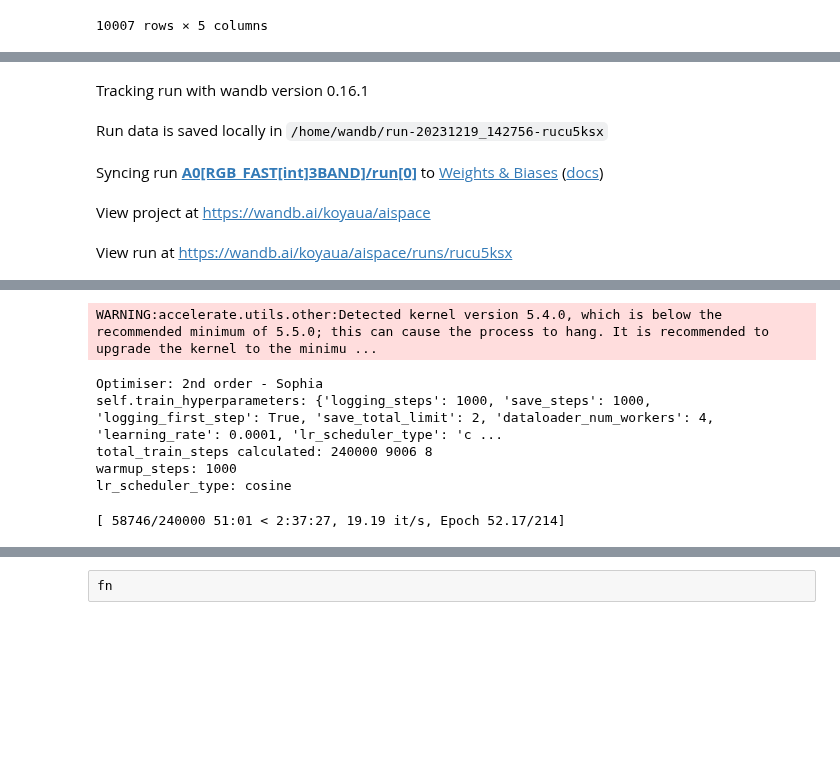
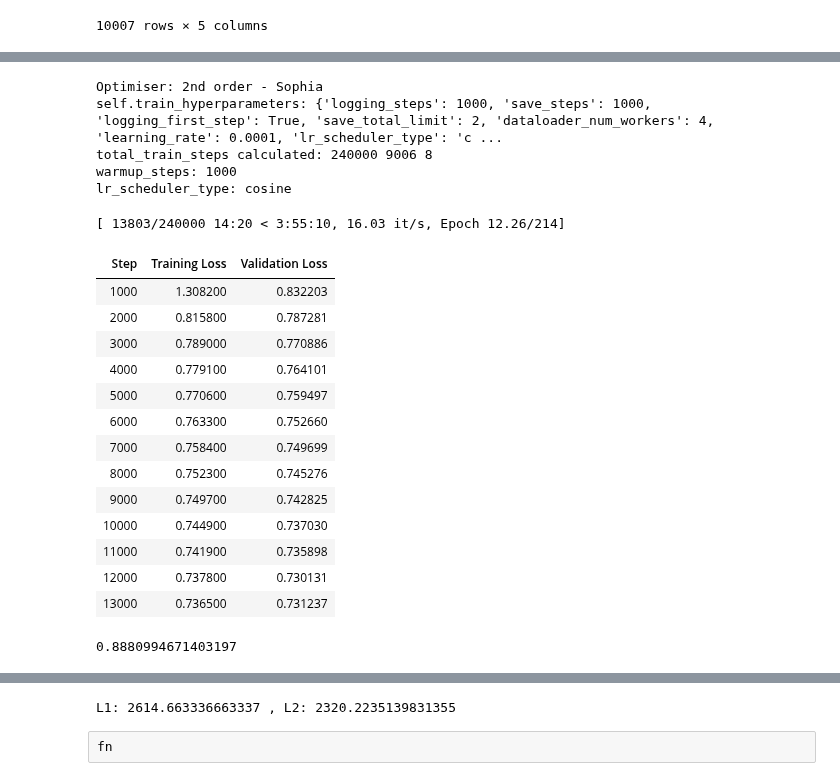
Before and after one commit to koyacolab/aispace, a Jupyter notebook: ai.ipynb, the cells around one changed output, grey strips where cells are left out. Saved outputs shown, nothing was run; the diff lists cells and outputs as text; code cells hidden in the pictures; blank space fills up the shorter version.

Commit message:
intermediate: add L1 and L2 metrix on test dataset via callbacks

```diff
--- a/ai.ipynb
+++ b/ai.ipynb
@@ -438,6 +438,7 @@ step_checkpoint_list = [200000, 200000, 100000]   # [16000, 175000, 175000, 1750
 
 # os.environ["WANDB_SILENT"] = "true"
 os.environ['HF_EVALUATE_OFFLINE'] = '1'
+os.environ['TOKENIZERS_PARALLELISM'] = 'True'
 
 TRAINER_RUN = 0
 # for TRAINER_RUN in range( len(lr_scheduler_type_list) ):
@@ -483,25 +484,25 @@ optimizer = 'sophia'
 ##### SET experiment_dir & efficient_finetuning #######################
 efficient_finetuning = ''  #'lora'
 #######################################################################
-##### WANDB CONFIG ###################################################
-## 🐝 1️⃣ Start a new run to track this script
-wandb.init(
-          # Set the project where this run will be logged
-          project="aispace",
-          # We pass a run name (otherwise it’ll be randomly assigned, like sunshine-lollypop-10)
-          name=f'{EXP_NAME}/run[{TRAINER_RUN}]',
-          reinit=True,
-          force=True,
-          # magic=True,
-          # Track hyperparameters and run metadata
-          # config={
-          # # "learning_rate": learning_rate,
-          # "architecture": "GPT2",
-          # "dataset": "HLS/L-8",
-          # # "max_steps": max_steps,
-          # })
-          )
-######################################################################
+# ##### WANDB CONFIG ###################################################
+# ## 🐝 1️⃣ Start a new run to track this script
+# wandb.init(
+#           # Set the project where this run will be logged
+#           project="aispace",
+#           # We pass a run name (otherwise it’ll be randomly assigned, like sunshine-lollypop-10)
+#           name=f'{EXP_NAME}/run[{TRAINER_RUN}]',
+#           reinit=True,
+#           force=True,
+#           # magic=True,
+#           # Track hyperparameters and run metadata
+#           # config={
+#           # # "learning_rate": learning_rate,
+#           # "architecture": "GPT2",
+#           # "dataset": "HLS/L-8",
+#           # # "max_steps": max_steps,
+#           # })
+#           )
+# ######################################################################
 
 TRAINER_DICT = pd.DataFrame({'EXP_NAME' : EXP_NAME}, index = [TRAINER_RUN])    # dict()
 TRAINER_DICT['TRAINER_RUN'] = TRAINER_RUN
@@ -554,7 +555,7 @@ model = GReaT(llm=load_model_path,
               # fp16 = True,            #### comment it for Ampere, for Volta disable it if 0 or nan in loss appears
               # torch_compile=True,   #### uncomment it for Ampere
               # bf16=True,            #### uncomment it for Ampere
-              report_to= 'wandb',
+              report_to= 'none',
               run_name=f'{EXP_NAME}/run[{TRAINER_RUN}]',
               evaluation_strategy="steps",
               eval_steps=logging_steps,
@@ -572,7 +573,7 @@ print(f'------------------------------------------------------------------------
 data_train, data_test = train_test_split( data, test_size=0.1, random_state=42 ) #, shuffle=False)
 
 data_train = data_train[train_columns_list].reset_index(drop=True).copy()
-data_test = data_test[train_columns_list].reset_index(drop=True).copy()
+data_test  = data_test[train_columns_list].reset_index(drop=True).copy()
 
 
 if RESUME_FROM_CHECKPOINT == True:
@@ -592,5 +610,0 @@ wandb: Currently logged in as: koya09ua (koyaua). Use `wandb login --relogin` to
-Tracking run with wandb version 0.16.1
-Run data is saved locally in /home/wandb/run-20231219_142756-rucu5ksx
-Syncing run A0[RGB_FAST[int]3BAND]/run[0] to Weights & Biases (docs)
-View project at https://wandb.ai/koyaua/aispace
-View run at https://wandb.ai/koyaua/aispace/runs/rucu5ksx
@@ -616,7 +612,21 @@ GPT2LMHeadModel(
-WARNING:accelerate.utils.other:Detected kernel version 5.4.0, which is below the recommended minimum of 5.5.0; this can cause the process to hang. It is recommended to upgrade the kernel to the minimu ...
+Optimiser: 2nd order - Sophia
+self.train_hyperparameters: {'logging_steps': 1000, 'save_steps': 1000, 'logging_first_step': True, 'save_total_limit': 2, 'dataloader_num_workers': 4, 'learning_rate': 0.0001, 'lr_scheduler_type': 'c ...
+total_train_steps calculated: 240000 9006 8
+warmup_steps: 1000
+lr_scheduler_type: cosine
-Optimiser: 2nd order - Sophia
-self.train_hyperparameters: {'logging_steps': 1000, 'save_steps': 1000, 'logging_first_step': True, 'save_total_limit': 2, 'dataloader_num_workers': 4, 'learning_rate': 0.0001, 'lr_scheduler_type': 'c ...
-total_train_steps calculated: 240000 9006 8
-warmup_steps: 1000
-lr_scheduler_type: cosine
+[ 13803/240000 14:20 < 3:55:10, 16.03 it/s, Epoch 12.26/214]
+| Step | Training Loss | Validation Loss |
+| 1000 | 1.308200 | 0.832203 |
+| 2000 | 0.815800 | 0.787281 |
+| 3000 | 0.789000 | 0.770886 |
+| 4000 | 0.779100 | 0.764101 |
+| 5000 | 0.770600 | 0.759497 |
+| 6000 | 0.763300 | 0.752660 |
+| 7000 | 0.758400 | 0.749699 |
+| 8000 | 0.752300 | 0.745276 |
+| 9000 | 0.749700 | 0.742825 |
+| 10000 | 0.744900 | 0.737030 |
+| 11000 | 0.741900 | 0.735898 |
+| 12000 | 0.737800 | 0.730131 |
+| 13000 | 0.736500 | 0.731237 |
-[ 58746/240000 51:01 < 2:37:27, 19.19 it/s, Epoch 52.17/214]
+0.8880994671403197
@@ -640,3 +633,4 @@ lr_scheduler_type: cosine
+L1: 2614.663336663337 , L2: 2320.2235139831355
 # %%
 from google.colab import runtime
 runtime.unassign()
```
Also changed, not shown: parts of 1 cell of this notebook, 4 other files.
